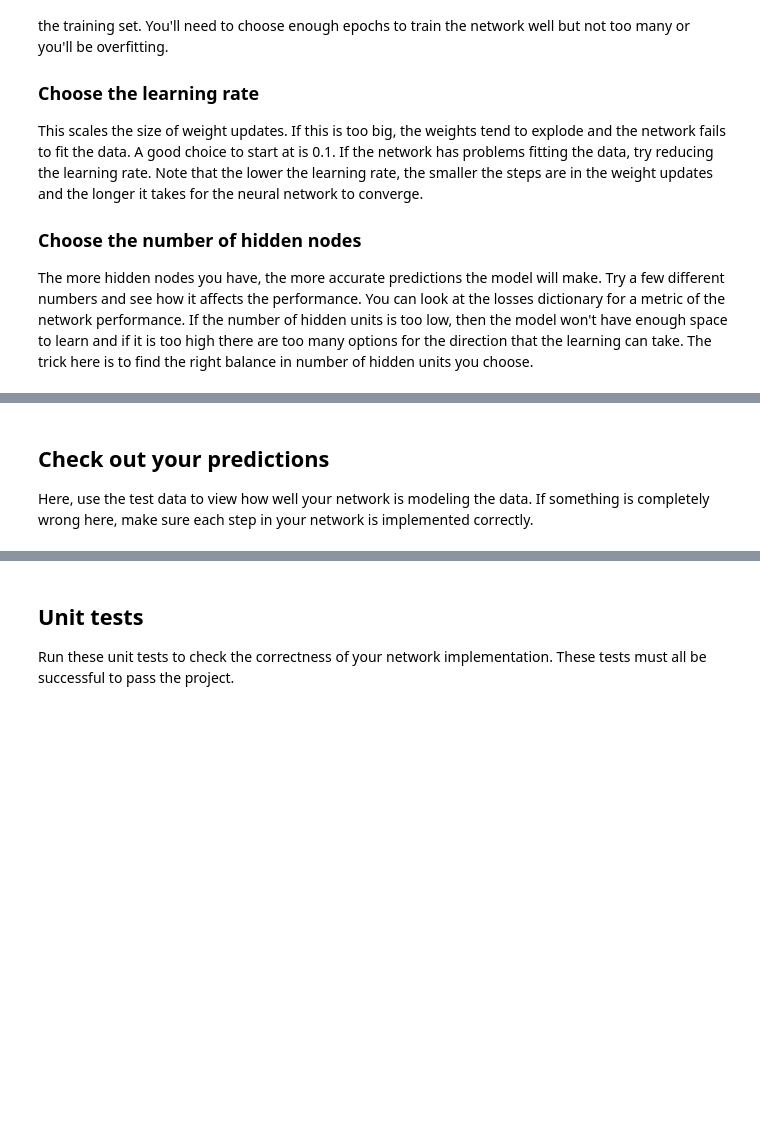
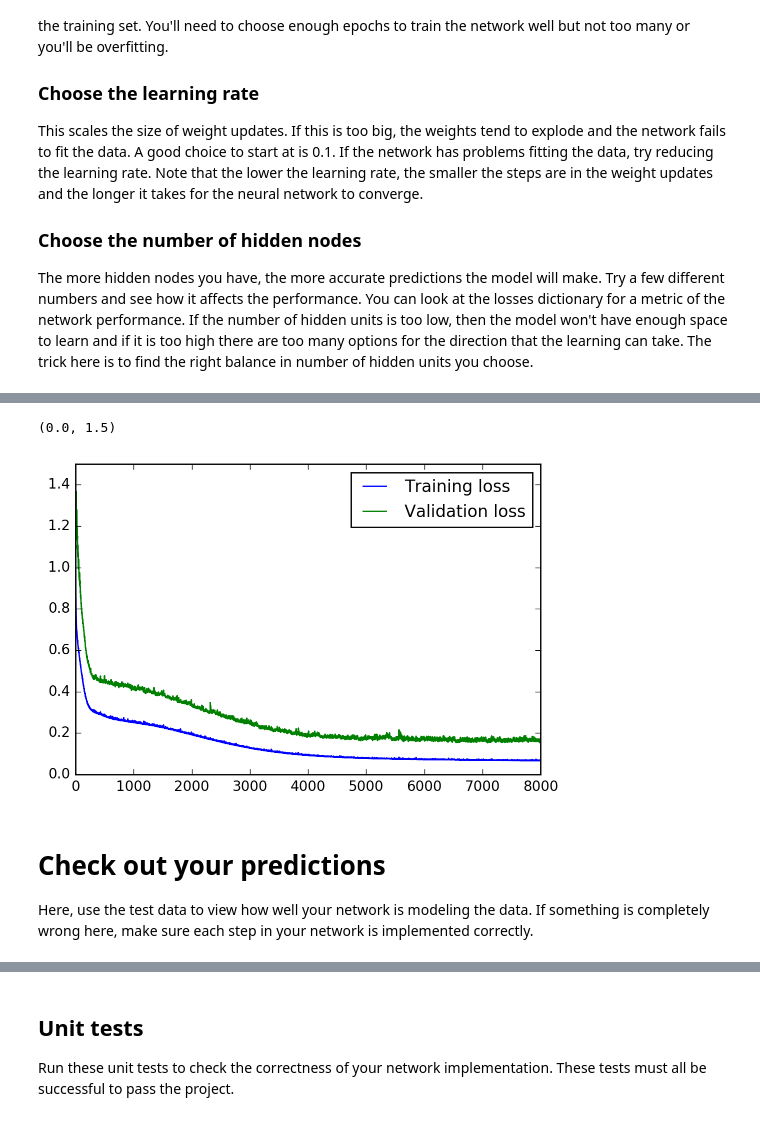
Before and after one commit to shadowwider/deeplearing, a Jupyter notebook: DLND-your-first-network/dlnd-your-first-neural-network.ipynb, the cells around one changed output, grey strips where cells are left out. Drawn from its saved outputs; the diff is of its cells as text; code cells hidden in the pictures; blank space fills up the shorter version.

```diff
--- a/DLND-your-first-network/dlnd-your-first-neural-network.ipynb
+++ b/DLND-your-first-network/dlnd-your-first-neural-network.ipynb
@@ -199,9 +199,9 @@ The more hidden nodes you have, the more accurate predictions the model will mak
 import sys
 
 ### Set the hyperparameters here ###
-epochs = 100
-learning_rate = 0.1
-hidden_nodes = 2
+epochs = 4000
+learning_rate = 0.005
+hidden_nodes = 4
 output_nodes = 1
 
 N_i = train_features.shape[1]
@@ -227,10 +229,13 @@ for e in range(epochs):
 # %%
 plt.plot(losses['train'], label='Training loss')
 plt.plot(losses['validation'], label='Validation loss')
 plt.legend()
-plt.ylim(ymax=0.5)
+plt.ylim(ymax=1.5)
+# %% [output]
+(0.0, 1.5)
+[figure, added]
 # %% [markdown]
-## Check out your predictions
+# Check out your predictions
 
 Here, use the test data to view how well your network is modeling the data. If something is completely wrong here, make sure each step in your network is implemented correctly.
 # %%
```
Also changed, not shown: parts of 4 cells of this notebook.
